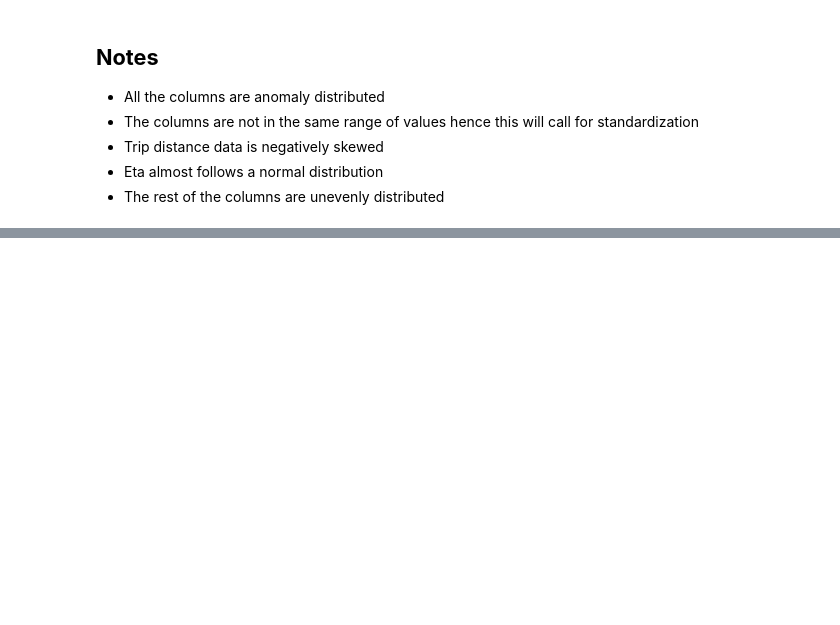
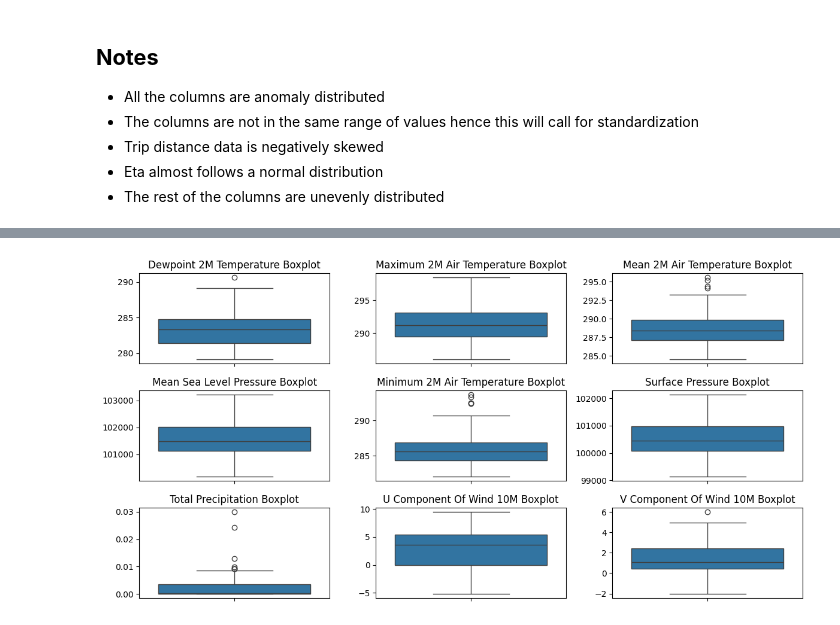
Before and after one commit to murithidenisgitobu/Yassir-Expected-Time-of-Arrival-ETA-Prediction, a Jupyter notebook: Notebook/yassir_notebook.ipynb, the cells around one changed output, grey strips where cells are left out. Cells and saved outputs as stored; diff of their text form; code cells hidden in the pictures; blank space fills up the shorter version.

```diff
--- a/Notebook/yassir_notebook.ipynb
+++ b/Notebook/yassir_notebook.ipynb
@@ -272,0 +415,22 @@ for i in range(6):
+# %%
+# Check for Outliers
+fig, ax = plt.subplots(3, 3, figsize=(12, 6))
+
+# Flatten the axes array for easy iteration
+ax = ax.flatten()
+
+# Create titles for each subplot
+titles = [f'{col.replace("_", " ").title()} Boxplot' for col in weather.columns[:9]]
+
+# Plot each weather column
+for i in range(9):
+    sns.boxplot(weather[weather.columns[i]], ax=ax[i])
+    ax[i].set_xlabel('')
+    ax[i].set_ylabel('')
+    ax[i].set_title(titles[i])
+
+# Adjust layout for better spacing
+plt.tight_layout()
+plt.show()
+# %% [output]
+[figure, added]
```
Also changed, not shown: parts of 22 cells of this notebook.
